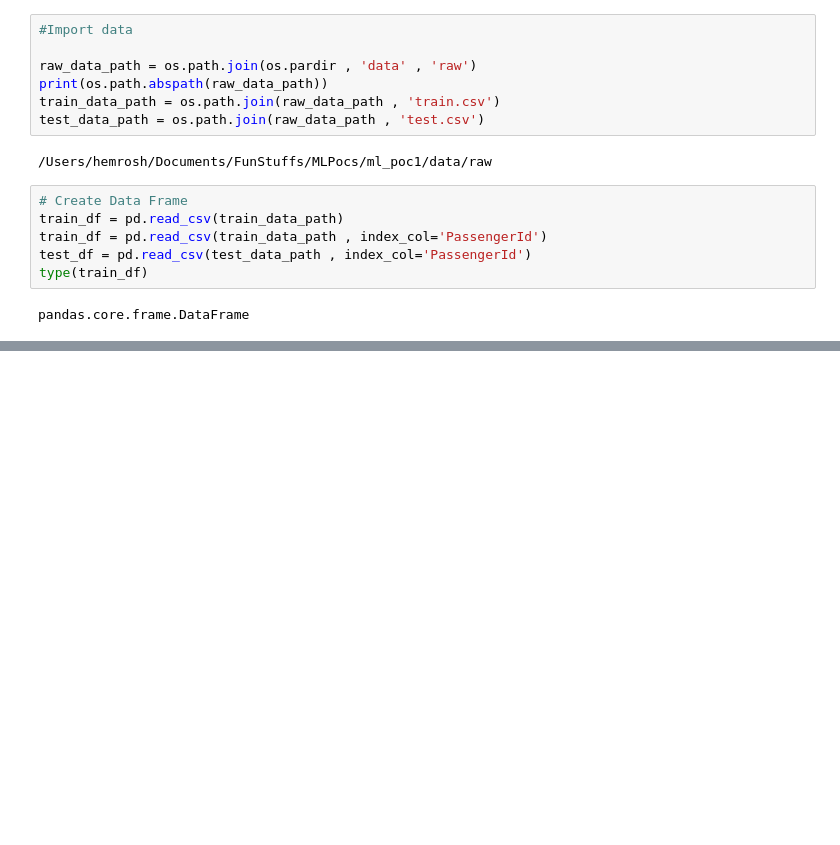
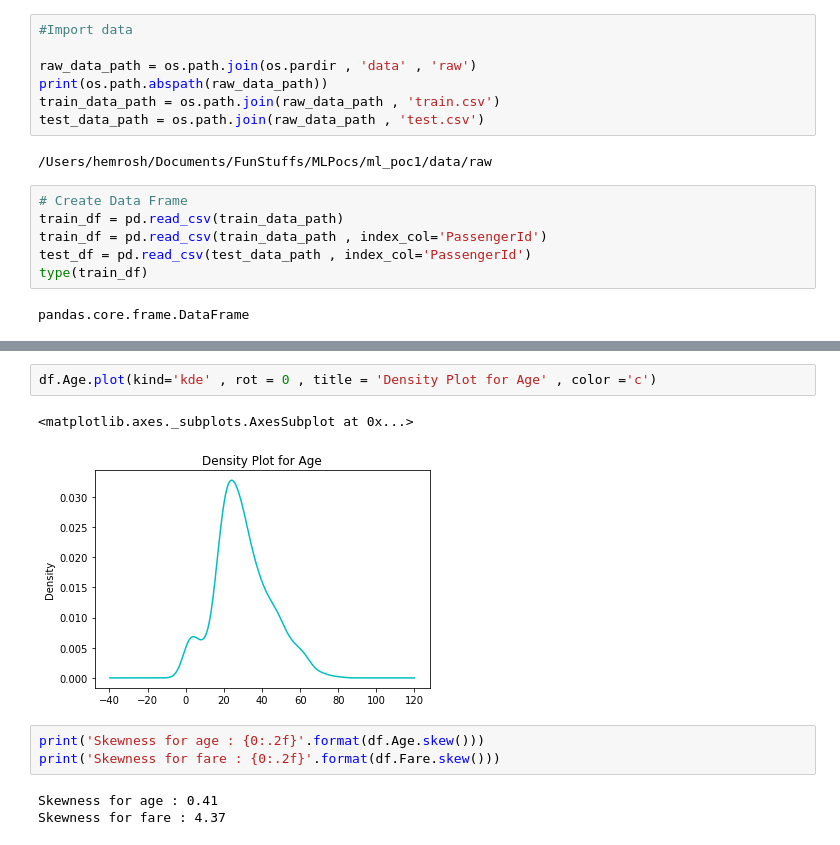
Before and after one commit to sheetal-hemrom/MLPocs, a Jupyter notebook: ml_poc1/notebooks/Titanic_Data_Processing.ipynb, the cells around one changed output, grey strips where cells are left out. Saved outputs shown, nothing was run; the diff lists cells and outputs as text; blank space fills up the shorter version.

```diff
--- a/ml_poc1/notebooks/Titanic_Data_Processing.ipynb
+++ b/ml_poc1/notebooks/Titanic_Data_Processing.ipynb
@@ -26,0 +274,11 @@ pandas.core.frame.DataFrame
+# %%
+df.Age.plot(kind='kde' , rot = 0 , title = 'Density Plot for Age' , color ='c')
+# %% [output]
+<matplotlib.axes._subplots.AxesSubplot at 0x...>
+[figure, added]
+# %%
+print('Skewness for age : {0:.2f}'.format(df.Age.skew()))
+print('Skewness for fare : {0:.2f}'.format(df.Fare.skew()))
+# %% [output]
+Skewness for age : 0.41
+Skewness for fare : 4.37
```
Also changed, not shown: parts of 34 cells of this notebook.
